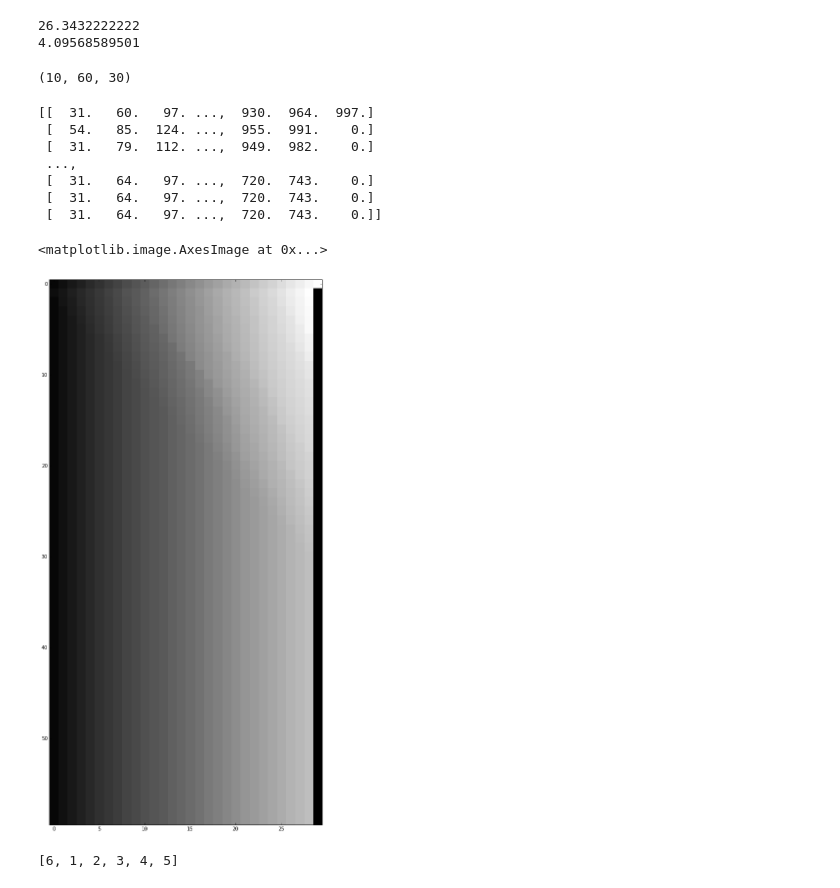
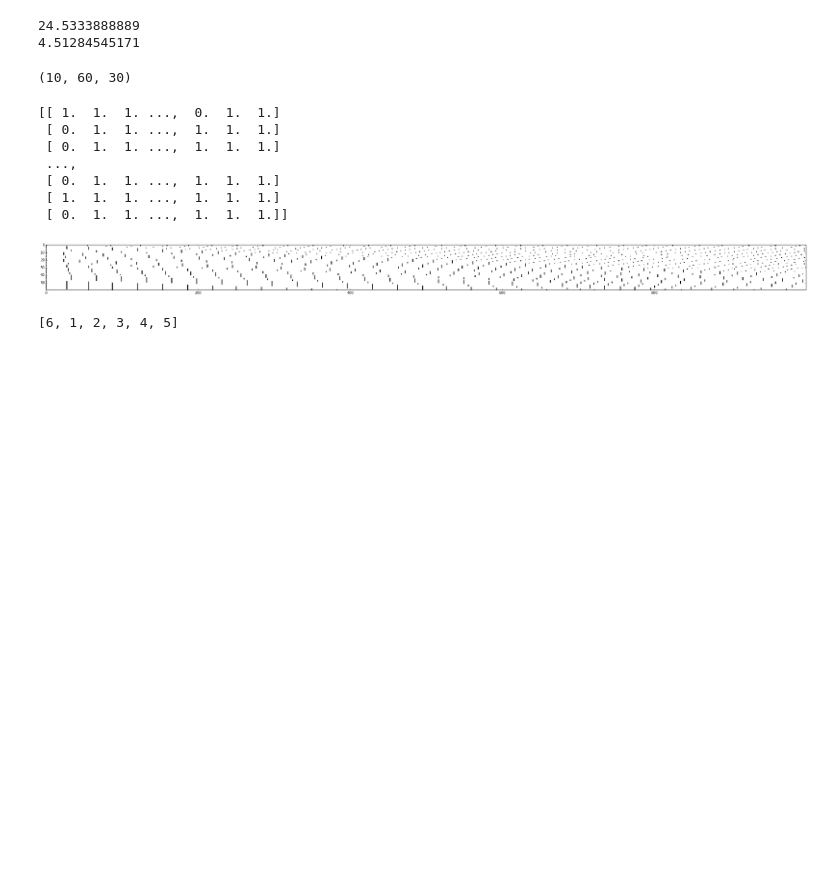
Before and after one commit to Shea-Wolfe/Road-Rage, a Jupyter notebook: road_rage.ipynb, the cells around one changed output. Saved outputs shown, nothing was run; the diff lists cells and outputs as text; code cells hidden in the pictures; blank space fills up the shorter version.

Commit message:
Fixed a bug causing the wrong car to be deleted.  Added a basic graph for locations

```diff
--- a/road_rage.ipynb
+++ b/road_rage.ipynb
@@ -68,7 +68,7 @@ class Simulation():
         self.crash = 0
         self.car_speed = []
         self.all_speeds = []
-        self.car_locations = []
+        self.car_locations = [1] * 1000
         self.all_locations = []
 
 
@@ -84,15 +84,15 @@ class Simulation():
             self.car_speed.append(self.road.cars[car].cs)
             if self.road.cars[car].location > 1000:
                 self.road.cars.insert(0,Car(0,self.road.cars[car].cs))
-                del self.road.cars[car] #Gets rid of cars that drive off the end
-                self.car_locations.append(self.road.cars[0].location)
+                del self.road.cars[car + 1] #Gets rid of cars that drive off the end
+                self.car_locations[self.road.cars[0].location] = 0
             else:
-                self.car_locations.append(self.road.cars[car].location)
+                self.car_locations[self.road.cars[car].location] = 0
 
         self.all_speeds.append(self.car_speed)
         self.all_locations.append(self.car_locations)
         self.car_speed = []
-        self.car_locations = []
+        self.car_locations = [1] * 1000
 
         #unfinished
 # %%
@@ -109,8 +111,8 @@ this = np.array([sim.all_speeds for sim in sims])
 print(np.mean(this))
 print(np.std(this))
 # %% [output]
-26.3432222222
-4.09568589501
+24.5333888889
+4.51284545171
 # %%
 np.shape(this)
 # %% [output]
@@ -120,19 +122,19 @@ graph = np.array(sim.all_locations).astype('float32')
 # %%
 
 print(graph)
 
-plt.figure(figsize=(20, 20)) # size is in "inches"
-plt.imshow(graph, cmap='gray', interpolation='nearest')
+plt.figure(figsize=(40, 40)) # size is in "inches"
+plt.imshow((graph), cmap='gray', interpolation='nearest')
+plt.show()
 # %% [output]
-[[  31.   60.   97. ...,  930.  964.  997.]
- [  54.   85.  124. ...,  955.  991.    0.]
- [  31.   79.  112. ...,  949.  982.    0.]
+[[ 1.  1.  1. ...,  0.  1.  1.]
+ [ 0.  1.  1. ...,  1.  1.  1.]
+ [ 0.  1.  1. ...,  1.  1.  1.]
  ...,
- [  31.   64.   97. ...,  720.  743.    0.]
- [  31.   64.   97. ...,  720.  743.    0.]
- [  31.   64.   97. ...,  720.  743.    0.]]
+ [ 0.  1.  1. ...,  1.  1.  1.]
+ [ 1.  1.  1. ...,  1.  1.  1.]
+ [ 0.  1.  1. ...,  1.  1.  1.]]
-<matplotlib.image.AxesImage at 0x...>
-[figure, old version]
+[figure, new version]
 # %%
 list1.insert(0,6)
 # %%
```
Also changed, not shown: parts of 5 cells of this notebook.
